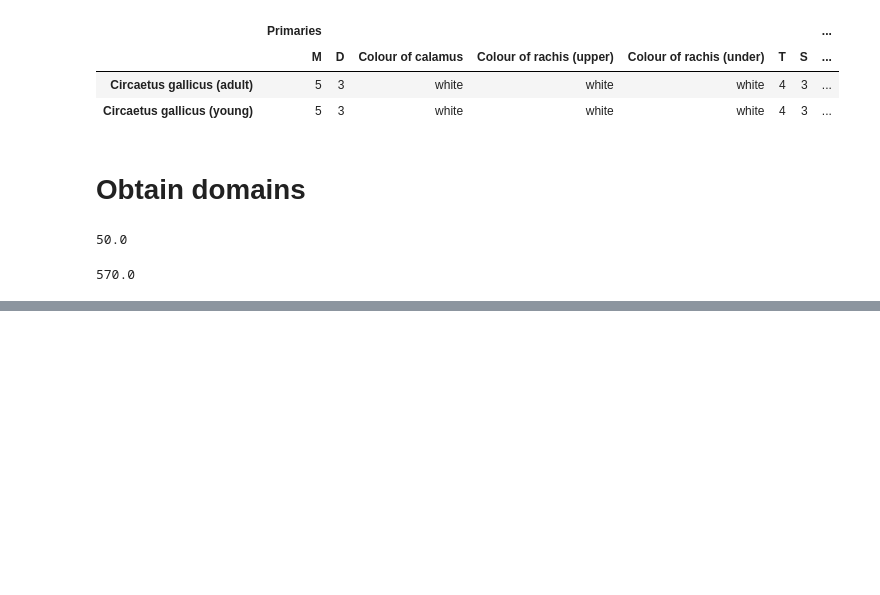
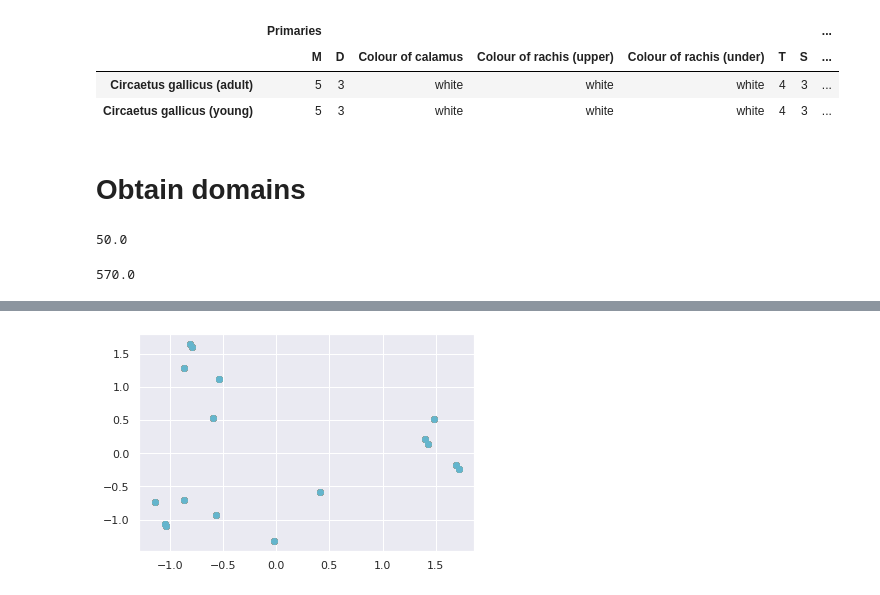
Before and after one commit to Maciej-GBS/SBC, a Jupyter notebook: knowledge/data-analysis.ipynb, the cells around one changed output, grey strips where cells are left out. Cells and saved outputs as stored; diff of their text form; code cells hidden in the pictures; blank space fills up the shorter version.

```diff
--- a/knowledge/data-analysis.ipynb
+++ b/knowledge/data-analysis.ipynb
@@ -392,0 +444,9 @@ values_t.to_csv('domains.csv', index=False)
+# %%
+pca = PCA(2)
+arr = pca.fit_transform(arr_scaled)
+# %%
+for i in range(0,len(arr)):
+    plt.plot(arr[:,0], arr[:,1], 'o')#, label=df_num.index[i])
+#plt.legend()
+# %% [output]
+[figure, added]
```
Also changed, not shown: parts of 14 cells of this notebook, 4 other files.
